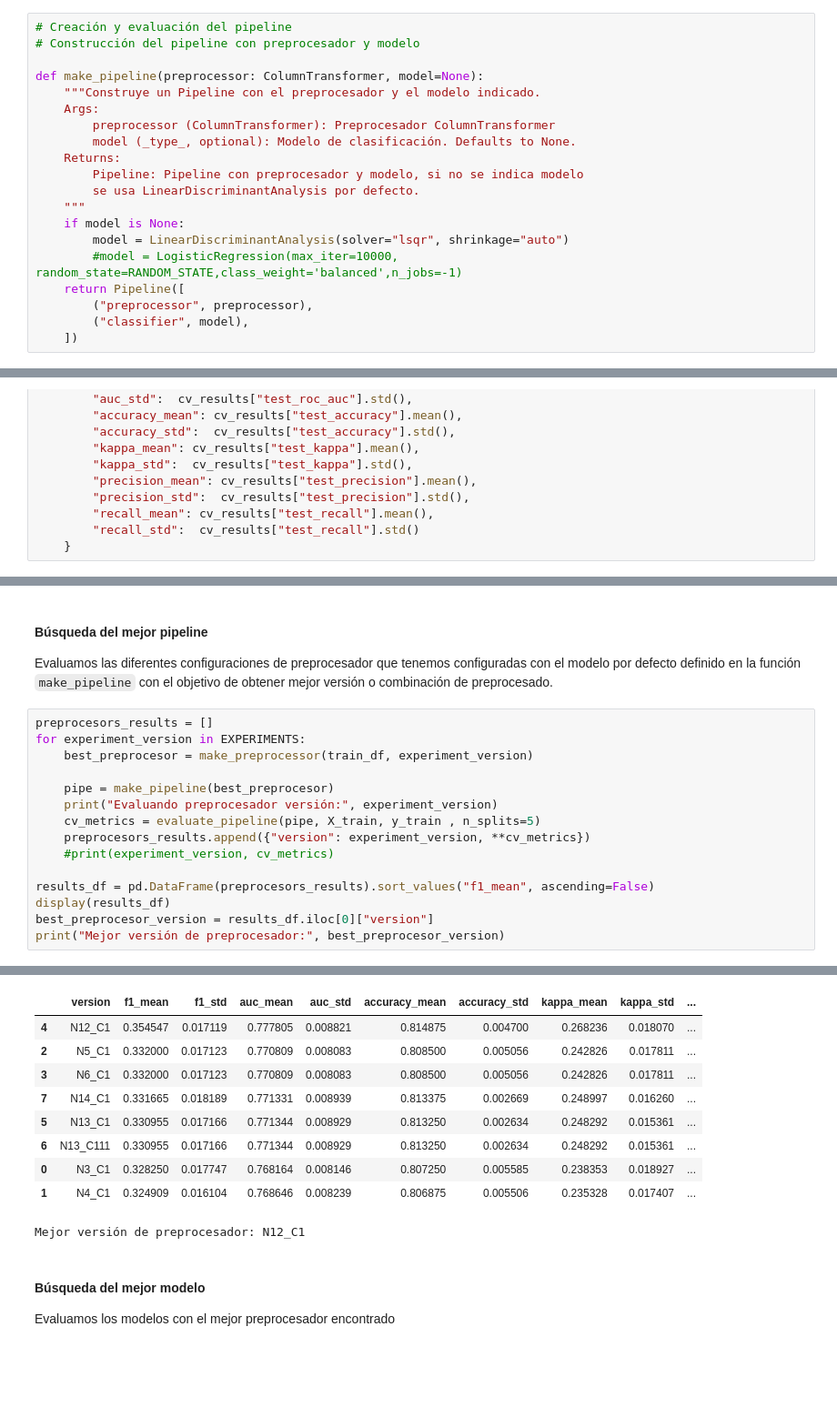
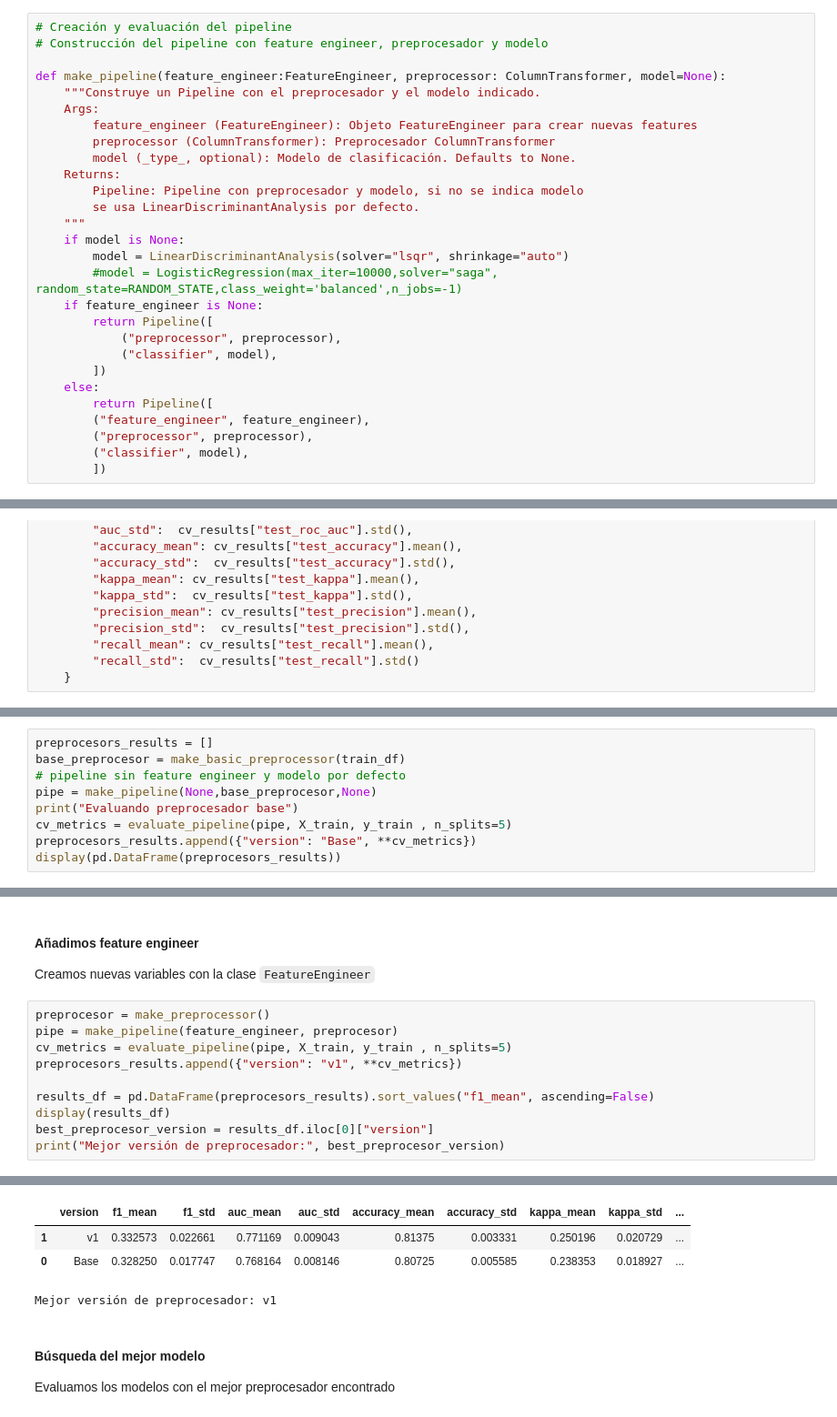
Before and after one commit to vidaldominguez/cdaa-customer-churn, a Jupyter notebook: customer_churn.ipynb, the cells around one changed output, grey strips where cells are left out. Shown at 91% size. Saved outputs shown, nothing was run; the diff lists cells and outputs as text; blank space fills up the shorter version.

```diff
--- a/customer_churn.ipynb
+++ b/customer_churn.ipynb
@@ -370,11 +265,12 @@ def make_preprocessor(X: pd.DataFrame, version: str):
 #### Construir pipelines
 # %%
 # Creación y evaluación del pipeline
-# Construcción del pipeline con preprocesador y modelo
+# Construcción del pipeline con feature engineer, preprocesador y modelo
 
-def make_pipeline(preprocessor: ColumnTransformer, model=None):
+def make_pipeline(feature_engineer:FeatureEngineer, preprocessor: ColumnTransformer, model=None):
     """Construye un Pipeline con el preprocesador y el modelo indicado.
     Args:
+        feature_engineer (FeatureEngineer): Objeto FeatureEngineer para crear nuevas features
         preprocessor (ColumnTransformer): Preprocesador ColumnTransformer
         model (_type_, optional): Modelo de clasificación. Defaults to None.
     Returns:
@@ -383,11 +279,18 @@ def make_pipeline(preprocessor: ColumnTransformer, model=None):
     """
     if model is None:
         model = LinearDiscriminantAnalysis(solver="lsqr", shrinkage="auto")
-        #model = LogisticRegression(max_iter=10000, random_state=RANDOM_STATE,class_weight='balanced',n_jobs=-1)
-    return Pipeline([
+        #model = LogisticRegression(max_iter=10000,solver="saga", random_state=RANDOM_STATE,class_weight='balanced',n_jobs=-1)
+    if feature_engineer is None:
+        return Pipeline([
+            ("preprocessor", preprocessor),
+            ("classifier", model),
+        ])
+    else:
+        return Pipeline([
+        ("feature_engineer", feature_engineer),
         ("preprocessor", preprocessor),
         ("classifier", model),
-    ])
+        ])
 # %% [markdown]
 #### Evaluar pipelines
 
@@ -519,0 +376,9 @@ models = {
+# %%
+preprocesors_results = []
+base_preprocesor = make_basic_preprocessor(train_df)
+# pipeline sin feature engineer y modelo por defecto
+pipe = make_pipeline(None,base_preprocesor,None)
+print("Evaluando preprocesador base")
+cv_metrics = evaluate_pipeline(pipe, X_train, y_train , n_splits=5)
+preprocesors_results.append({"version": "Base", **cv_metrics})
+display(pd.DataFrame(preprocesors_results))
@@ -520,17 +389,12 @@ models = {
 # %% [markdown]
-#### Búsqueda del mejor pipeline
+#### Añadimos feature engineer
 
-Evaluamos las diferentes configuraciones de preprocesador que tenemos configuradas con el modelo por defecto definido en la función `make_pipeline` con el objetivo de obtener mejor versión o combinación de preprocesado.
+Creamos nuevas variables con la clase `FeatureEngineer`
 # %%
-preprocesors_results = []
-for experiment_version in EXPERIMENTS:
-    best_preprocesor = make_preprocessor(train_df, experiment_version)
-
-    pipe = make_pipeline(best_preprocesor)
-    print("Evaluando preprocesador versión:", experiment_version)
-    cv_metrics = evaluate_pipeline(pipe, X_train, y_train , n_splits=5)
-    preprocesors_results.append({"version": experiment_version, **cv_metrics})
-    #print(experiment_version, cv_metrics)
+preprocesor = make_preprocessor()
+pipe = make_pipeline(feature_engineer, preprocesor)
+cv_metrics = evaluate_pipeline(pipe, X_train, y_train , n_splits=5)
+preprocesors_results.append({"version": "v1", **cv_metrics})
 
 results_df = pd.DataFrame(preprocesors_results).sort_values("f1_mean", ascending=False)
 display(results_df)
@@ -548,13 +420,7 @@ Evaluando preprocesador versión: N14_C1
 |  | version | f1_mean | f1_std | auc_mean | auc_std | accuracy_mean | accuracy_std | kappa_mean | kappa_std | ... |
-| 4 | N12_C1 | 0.354547 | 0.017119 | 0.777805 | 0.008821 | 0.814875 | 0.004700 | 0.268236 | 0.018070 | ... |
-| 2 | N5_C1 | 0.332000 | 0.017123 | 0.770809 | 0.008083 | 0.808500 | 0.005056 | 0.242826 | 0.017811 | ... |
-| 3 | N6_C1 | 0.332000 | 0.017123 | 0.770809 | 0.008083 | 0.808500 | 0.005056 | 0.242826 | 0.017811 | ... |
-| 7 | N14_C1 | 0.331665 | 0.018189 | 0.771331 | 0.008939 | 0.813375 | 0.002669 | 0.248997 | 0.016260 | ... |
-| 5 | N13_C1 | 0.330955 | 0.017166 | 0.771344 | 0.008929 | 0.813250 | 0.002634 | 0.248292 | 0.015361 | ... |
-| 6 | N13_C111 | 0.330955 | 0.017166 | 0.771344 | 0.008929 | 0.813250 | 0.002634 | 0.248292 | 0.015361 | ... |
-| 0 | N3_C1 | 0.328250 | 0.017747 | 0.768164 | 0.008146 | 0.807250 | 0.005585 | 0.238353 | 0.018927 | ... |
-| 1 | N4_C1 | 0.324909 | 0.016104 | 0.768646 | 0.008239 | 0.806875 | 0.005506 | 0.235328 | 0.017407 | ... |
+| 1 | v1 | 0.332573 | 0.022661 | 0.771169 | 0.009043 | 0.81375 | 0.003331 | 0.250196 | 0.020729 | ... |
+| 0 | Base | 0.328250 | 0.017747 | 0.768164 | 0.008146 | 0.80725 | 0.005585 | 0.238353 | 0.018927 | ... |
-Mejor versión de preprocesador: N12_C1
+Mejor versión de preprocesador: v1
 # %% [markdown]
 #### Búsqueda del mejor modelo
 
```
Also changed, not shown: parts of 15 cells of this notebook.
